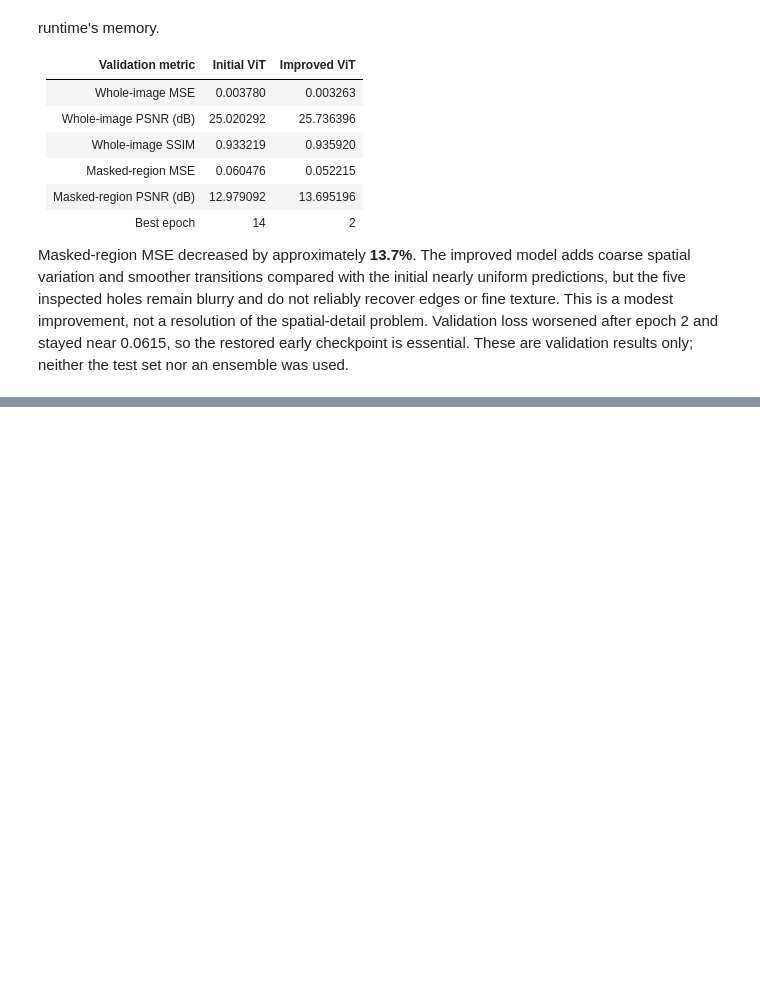
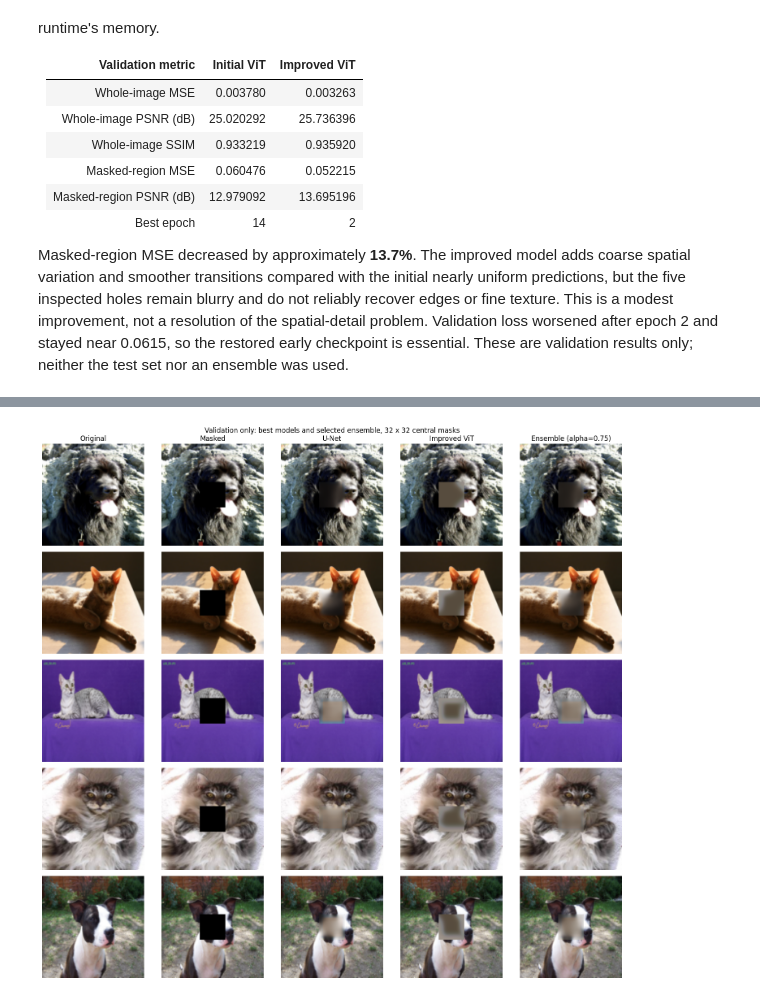
Before and after one commit to omiid-n99/cnn-vit-ensemble-classification, a Jupyter notebook: notebooks/image_inpainting.ipynb, the cells around one changed output, grey strips where cells are left out. Saved outputs shown, nothing was run; the diff lists cells and outputs as text; code cells hidden in the pictures; blank space fills up the shorter version.

Commit message:
Implement U-Net ViT ensemble

```diff
--- a/notebooks/image_inpainting.ipynb
+++ b/notebooks/image_inpainting.ipynb
@@ -1222,0 +1320,23 @@ Masked-region MSE decreased by approximately **13.7%**. The improved model adds
+# %%
+# Select using full-precision mean masked-region MSE, not rounded table values.
+SELECTED_ENSEMBLE_ALPHA = min(
+    ENSEMBLE_ALPHAS,
+    key=lambda alpha: phase7_validation_metrics[ensemble_labels[alpha]]['Masked-region MSE'],
+)
+selected_ensemble_label = ensemble_labels[SELECTED_ENSEMBLE_ALPHA]
+selected_ensemble_metrics = dict(phase7_validation_metrics[selected_ensemble_label])
+
+ensemble_validation_comparison = pd.DataFrame.from_dict(phase7_validation_metrics, orient='index')
+ensemble_validation_comparison.index.name = 'Model'
+ensemble_validation_comparison['Selected ensemble'] = [
+    'Yes' if name == selected_ensemble_label else '' for name in ensemble_validation_comparison.index
+]
+print(f'SELECTED_ENSEMBLE_ALPHA = {SELECTED_ENSEMBLE_ALPHA:.2f}')
+print(f'{SELECTED_ENSEMBLE_ALPHA:.0%} U-Net + {1 - SELECTED_ENSEMBLE_ALPHA:.0%} improved ViT')
+print('Record this alpha for later frozen test evaluation; no test data used here.')
+display(ensemble_validation_comparison.round(6))
+
+for individual_name in ('U-Net', 'Improved ViT'):
+    difference = selected_ensemble_metrics['Masked-region MSE'] - phase7_validation_metrics[individual_name]['Masked-region MSE']
+    outcome = 'lower (better)' if difference < 0 else 'higher (worse)' if difference > 0 else 'equal'
+    print(f'Selected ensemble masked MSE vs {individual_name}: {outcome}; difference = {difference:+.6f}')
@@ -1222,0 +1356,14 @@ Masked-region MSE decreased by approximately **13.7%**. The improved model adds
+# %%
+phase7_columns = ['Original', 'Masked', 'U-Net', 'Improved ViT', selected_ensemble_label]
+fig, axes = plt.subplots(len(phase7_examples), 5, figsize=(15, 14), squeeze=False)
+for row, example in enumerate(phase7_examples):
+    for column, name in enumerate(phase7_columns):
+        axes[row, column].imshow(example[name].permute(1, 2, 0).numpy())
+        axes[row, column].axis('off')
+for ax, title in zip(axes[0], ('Original', 'Masked', 'U-Net', 'Improved ViT', f'Ensemble (alpha={SELECTED_ENSEMBLE_ALPHA:.2f})')):
+    ax.set_title(title)
+fig.suptitle('Validation only: best models and selected ensemble, 32 x 32 central masks')
+plt.tight_layout()
+plt.show()
+# %% [output]
+[figure, added]
```
Also changed, not shown: parts of 5 cells of this notebook.
